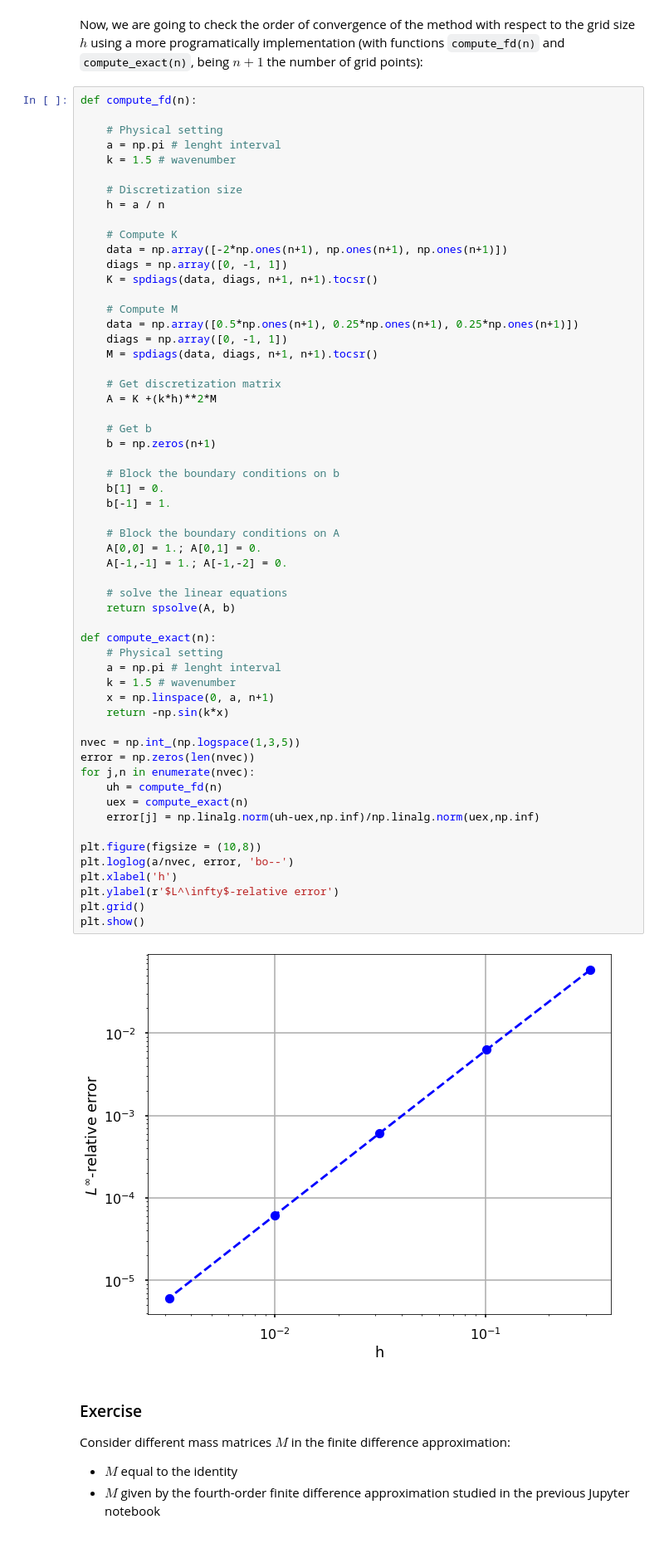
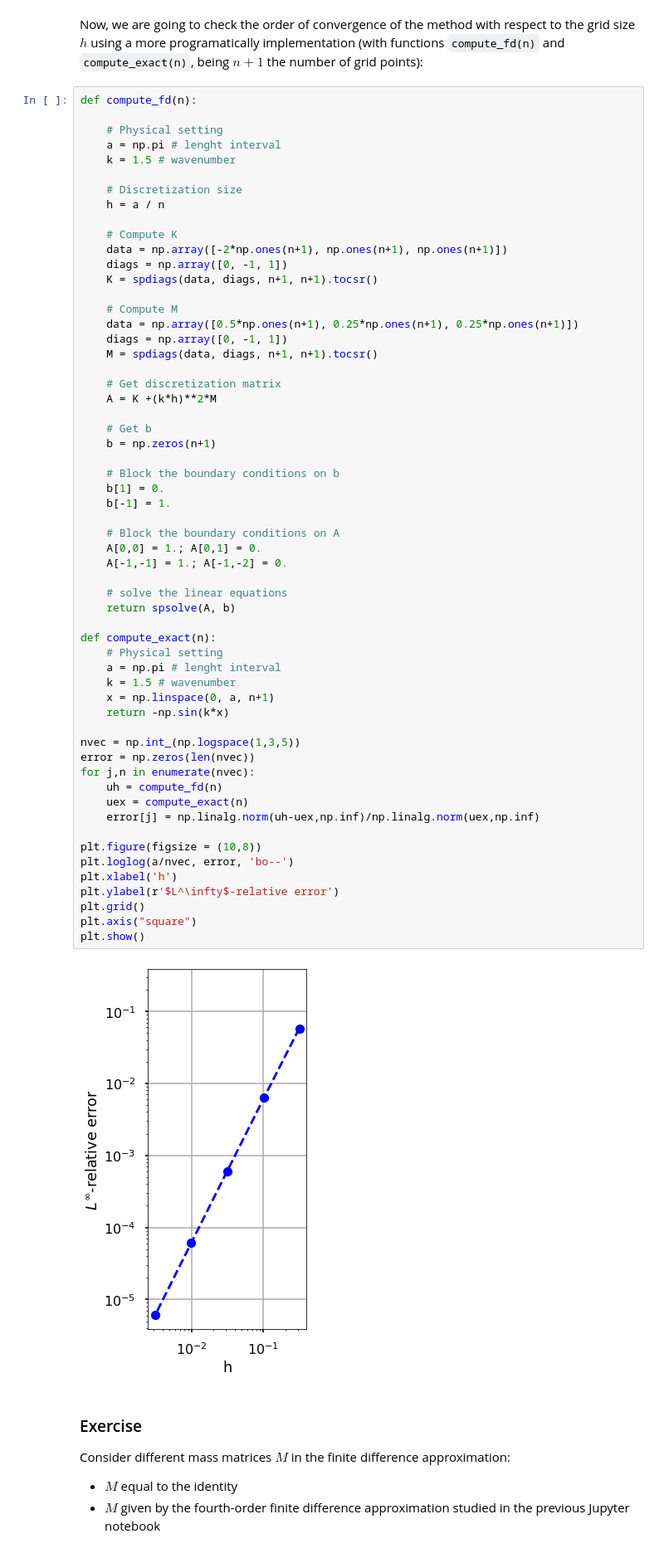
Before and after one commit to maprieto/SoftwareProfesionalAcustica, a Jupyter notebook: notebooks/FD_method.ipynb, the cells around one changed output. Shown at 83% size. Drawn from its saved outputs; the diff is of its cells as text.

```diff
--- a/notebooks/FD_method.ipynb
+++ b/notebooks/FD_method.ipynb
@@ -163,34 +163,35 @@ def compute_fd(n):
     b[-1] = 1.
 
     # Block the boundary conditions on A
     A[0,0] = 1.; A[0,1] = 0.
     A[-1,-1] = 1.; A[-1,-2] = 0.
 
     # solve the linear equations
     return spsolve(A, b)
 
 def compute_exact(n):
     # Physical setting
     a = np.pi # lenght interval
     k = 1.5 # wavenumber
     x = np.linspace(0, a, n+1)
     return -np.sin(k*x)
 
 nvec = np.int_(np.logspace(1,3,5))
 error = np.zeros(len(nvec))
 for j,n in enumerate(nvec):
     uh = compute_fd(n)
     uex = compute_exact(n)
     error[j] = np.linalg.norm(uh-uex,np.inf)/np.linalg.norm(uex,np.inf)
 
 plt.figure(figsize = (10,8))
 plt.loglog(a/nvec, error, 'bo--')
 plt.xlabel('h')
 plt.ylabel(r'$L^\infty$-relative error')
 plt.grid()
+plt.axis("square")
 plt.show()
 # %% [output]
-[figure, old version]
+[figure, new version]
 # %% [markdown]
 ### Exercise
 Consider different mass matrices $M$ in the finite difference approximation:
```
Also changed, not shown: 4 other files.
